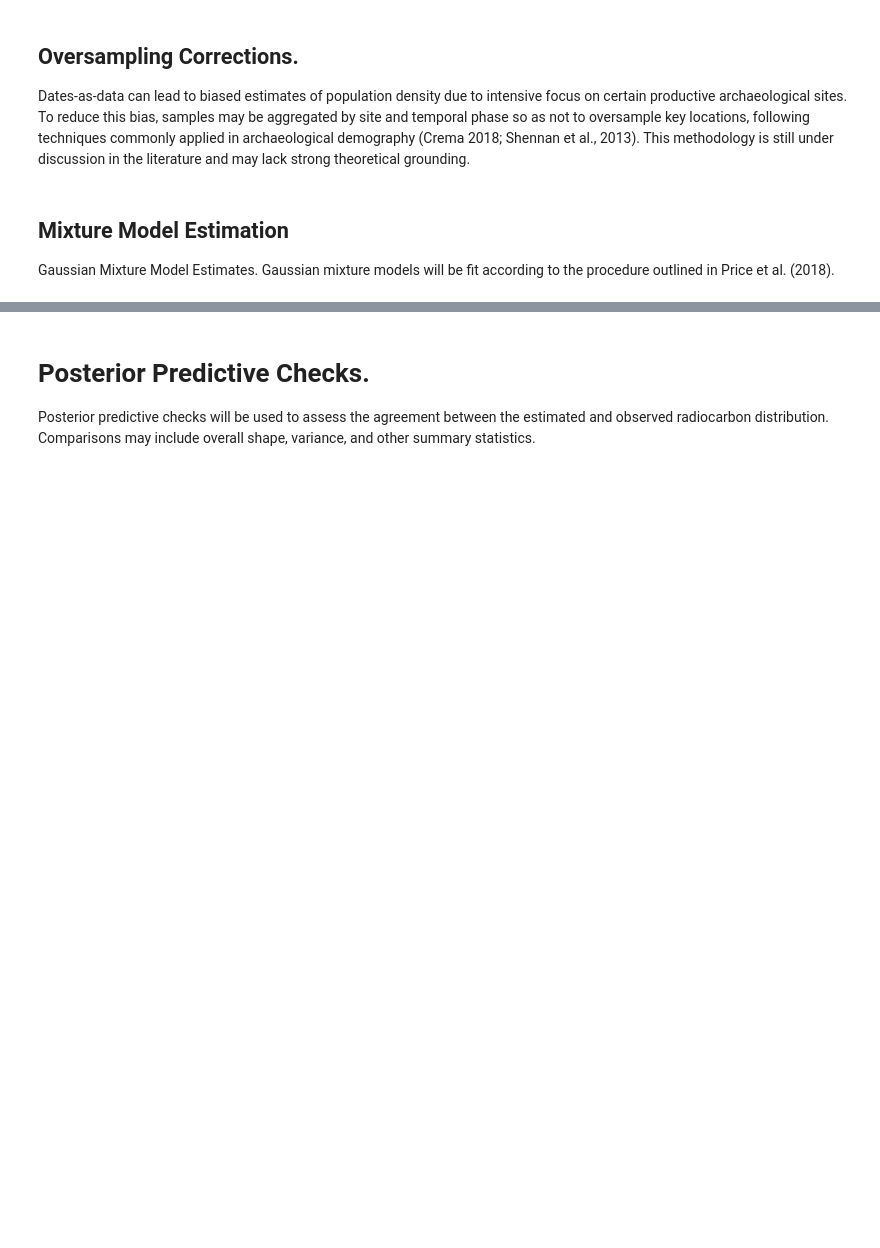
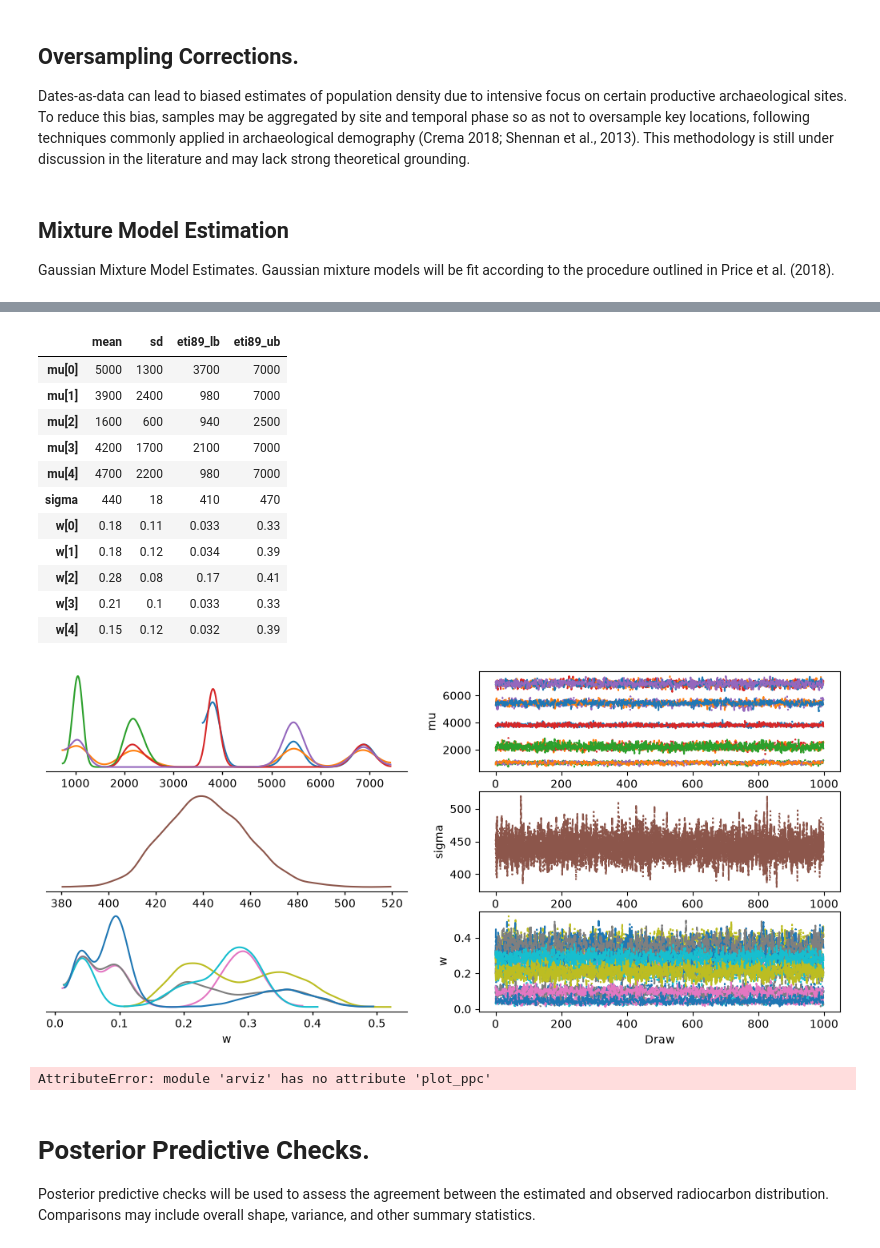
Before and after one commit to marchmanjake/radiocarbon, a Jupyter notebook: final_project_model_pipeline-1.ipynb, the cells around one changed output, grey strips where cells are left out. Cells and saved outputs as stored; diff of their text form; code cells hidden in the pictures; blank space fills up the shorter version.

Commit message:
Rough Gaussian model progress.

```diff
--- a/final_project_model_pipeline-1.ipynb
+++ b/final_project_model_pipeline-1.ipynb
@@ -85,6 +98,28 @@ Gaussian Mixture Model Estimates. Gaussian mixture models will be fit according
 # BAYESIAN ESTIMATION OF GAUSSIAN MIXTURE MODEL
 #==============================================#
 # PyMC used for mixture model training
-import pymc as pm
-print(f"PyMC version:{pm.__version__}")
+# Parameterize prior probabilities of mu.
+# Parameterize prior probabilities of sigma.
+# Parameterize prior probabilities of weight latent variables.
+
+
+
+
+dates = radiocarbon["C14Date1"].values
+
+
+t_min = np.min(dates)
+t_max = np.max(dates)
+k=5
+basic_model = pm.Model()
+with basic_model as model:
+
+    # Set priors for mu and sigma
+    mu = pm.Uniform("mu", lower=t_min, upper=t_max, shape=k)
+    sigma = pm.HalfNormal("sigma", sigma=50)
+    weights = pm.Dirichlet("w", np.ones(k))
+
+    # Likelihood sampling
+    Y_obvs = pm.NormalMixture('Y_obvs', w=weights, mu=mu, sigma=sigma, observed=dates)
+    idata = pm.sample()
 # %% [output]
@@ -92,3 +134,25 @@ print(f"PyMC version:{pm.__version__}")
+# %%
+idata.posterior["mu"]
+az.plot_trace_dist(idata, combined=True);
+az.summary(idata, kind="stats")
+# %% [output]
+|  | mean | sd | eti89_lb | eti89_ub |
+| mu[0] | 5000 | 1300 | 3700 | 7000 |
+| mu[1] | 3900 | 2400 | 980 | 7000 |
+| mu[2] | 1600 | 600 | 940 | 2500 |
+| mu[3] | 4200 | 1700 | 2100 | 7000 |
+| mu[4] | 4700 | 2200 | 980 | 7000 |
+| sigma | 440 | 18 | 410 | 470 |
+| w[0] | 0.18 | 0.11 | 0.033 | 0.33 |
+| w[1] | 0.18 | 0.12 | 0.034 | 0.39 |
+| w[2] | 0.28 | 0.08 | 0.17 | 0.41 |
+| w[3] | 0.21 | 0.1 | 0.033 | 0.33 |
+| w[4] | 0.15 | 0.12 | 0.032 | 0.39 |
+[figure, added]
+# %%
+az.plot_ppc(idata)
+# %% [output]
+AttributeError: module 'arviz' has no attribute 'plot_ppc'
 # %% [markdown]
 # Posterior Predictive Checks.
 
```
Also changed, not shown: parts of 4 cells of this notebook.
